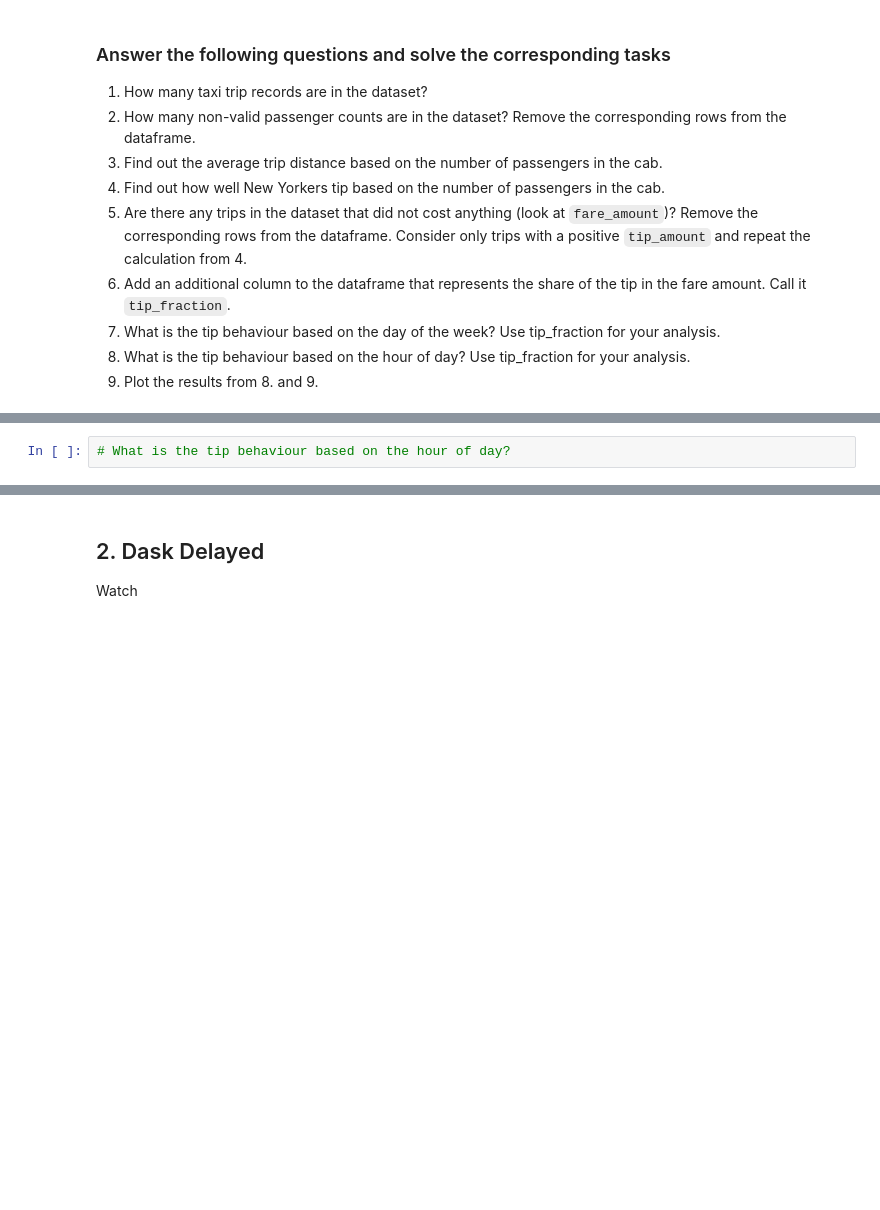
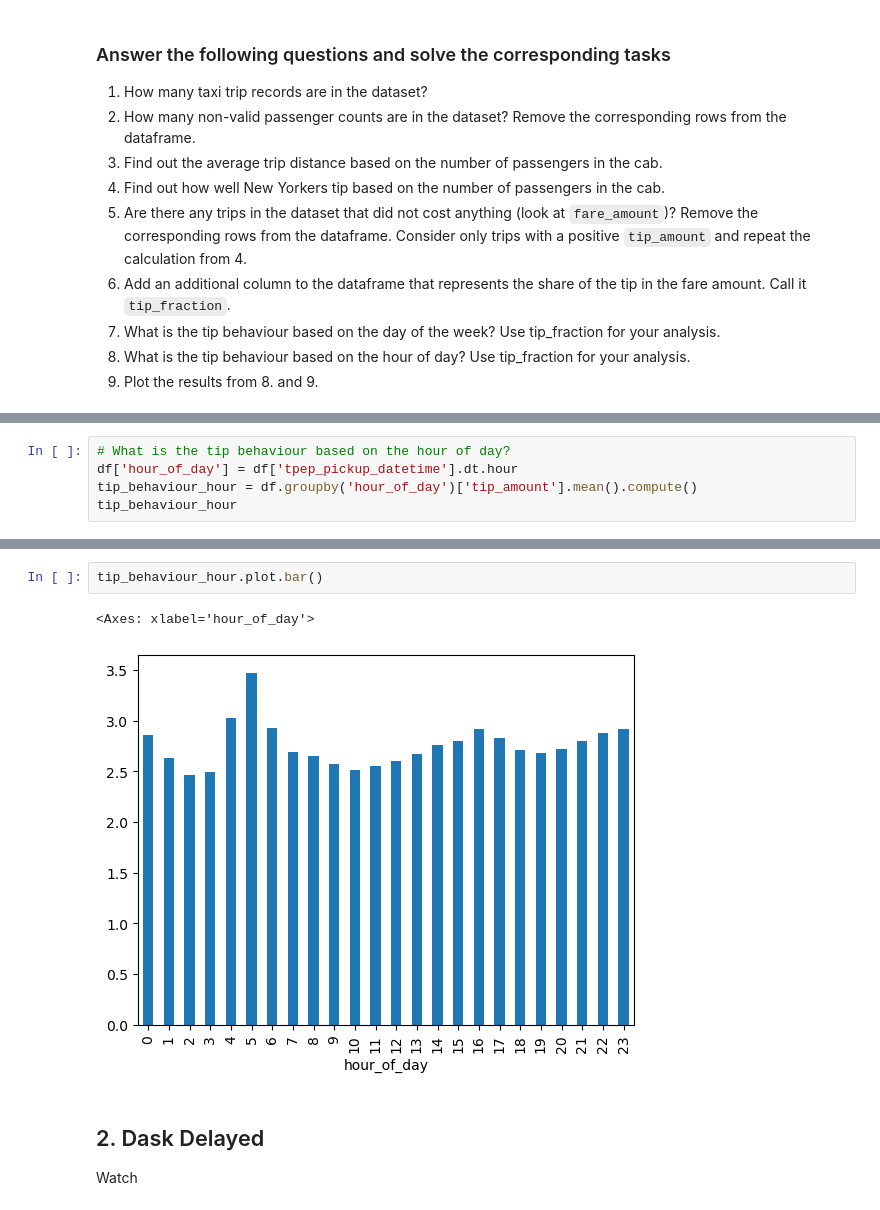
Before and after one commit to Korbiniannn/University, a Jupyter notebook: SoSe24/Data-Science-2/Praktika/2_Pandas_Dask/dask.ipynb, the cells around one changed output, grey strips where cells are left out. Cells and saved outputs as stored; diff of their text form; blank space fills up the shorter version.

```diff
--- a/SoSe24/Data-Science-2/Praktika/2_Pandas_Dask/dask.ipynb
+++ b/SoSe24/Data-Science-2/Praktika/2_Pandas_Dask/dask.ipynb
@@ -129,2 +193,5 @@ Dask Name: read_parquet, 1 expression
 # %%
 # What is the tip behaviour based on the hour of day?
+df['hour_of_day'] = df['tpep_pickup_datetime'].dt.hour
+tip_behaviour_hour = df.groupby('hour_of_day')['tip_amount'].mean().compute()
+tip_behaviour_hour
@@ -133,3 +222,8 @@ Dask Name: read_parquet, 1 expression
+# %%
+tip_behaviour_hour.plot.bar()
+# %% [output]
+<Axes: xlabel='hour_of_day'>
+[figure, added]
 # %% [markdown]
 ## 2. Dask Delayed
 
```
Also changed, not shown: parts of 14 cells of this notebook, 23 other files.
